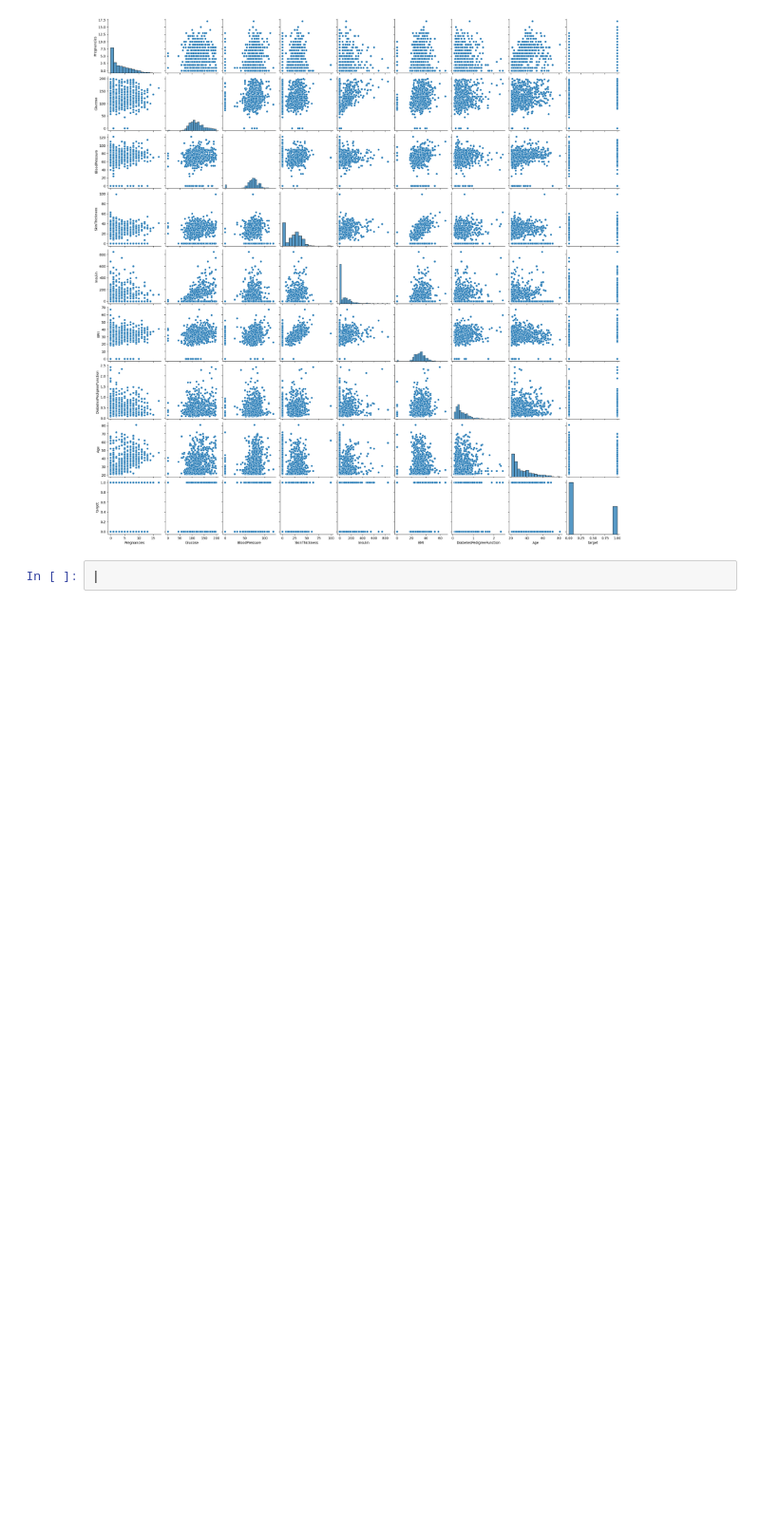
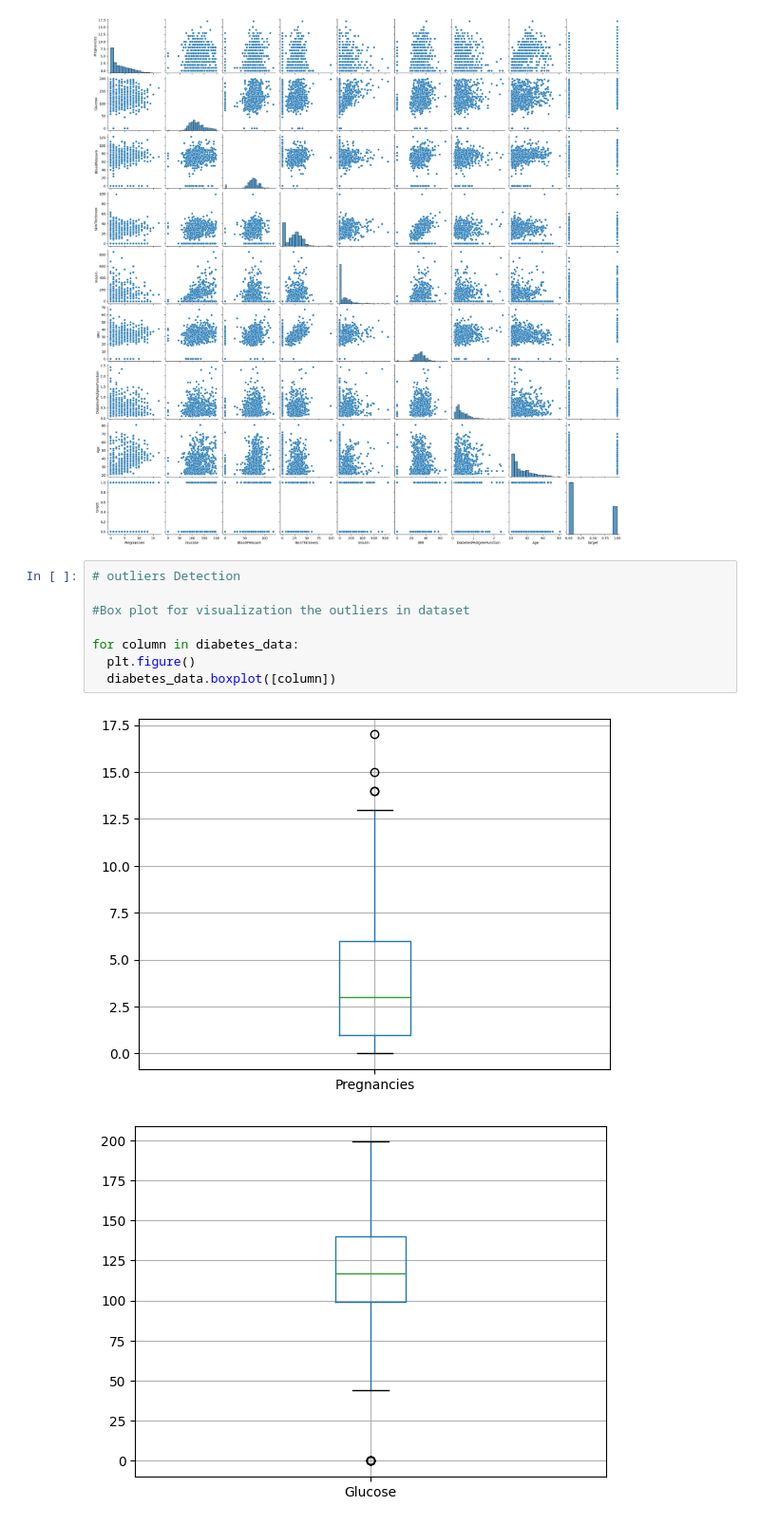
Before and after one commit to WarunaDissanayake1234/Expletory-Data-Analysis-EDA-, a Jupyter notebook: Data_Visualization_in_Python.ipynb, the cells around one changed output. Shown at 95% size. Saved outputs shown, nothing was run; the diff lists cells and outputs as text; blank space fills up the shorter version.

```diff
--- a/Data_Visualization_in_Python.ipynb
+++ b/Data_Visualization_in_Python.ipynb
@@ -203,5 +203,14 @@ sns.pairplot(diabetes_data)
 plt.show()
 # %% [output]
 [figure]
-# %%
-|
+# %%
+# outliers Detection
+
+#Box plot for visualization the outliers in dataset
+
+for column in diabetes_data:
+  plt.figure()
+  diabetes_data.boxplot([column])
+# %% [output]
+[figure, added]
+[figure, added]
```
Also changed, not shown: parts of 4 cells of this notebook.
